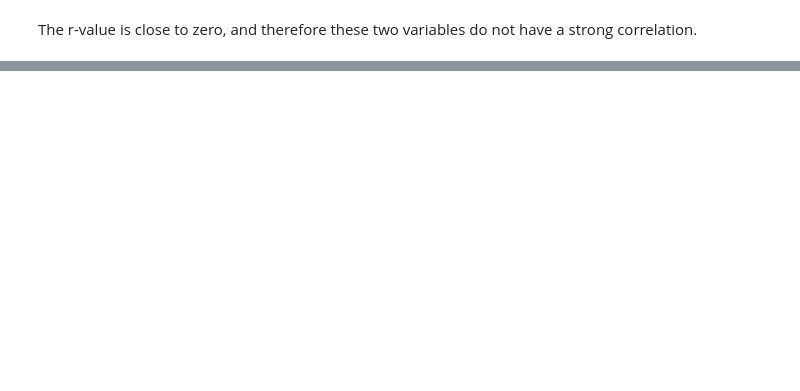
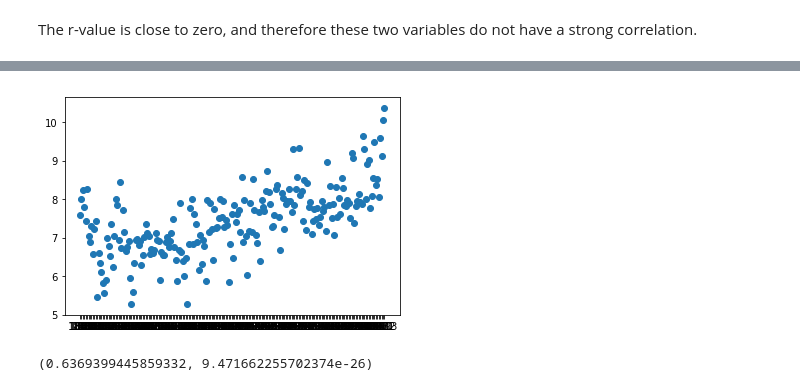
Before and after one commit to karahahn/Springboard_Capstone1, a Jupyter notebook: Exploratory Data Analysis (Statistical Inference).ipynb, the cells around one changed output, grey strips where cells are left out. Drawn from its saved outputs; the diff is of its cells as text; code cells hidden in the pictures; blank space fills up the shorter version.

```diff
--- a/Exploratory Data Analysis (Statistical Inference).ipynb
+++ b/Exploratory Data Analysis (Statistical Inference).ipynb
@@ -701,0 +725,16 @@ See the caveats in the documentation: http://pandas.pydata.org/pandas-docs/stabl
+# %%
+# correlation between year and the mean temperature in that year
+temp_yearly_mean = temp_county_region.copy()
+grouped_temp_mean = temp_yearly_mean.groupby(['region','state','county','year']).agg('mean')[['AverageTemperature']].reset_index()
+grouped_temp_mean = grouped_temp_mean[grouped_temp_mean['year']>='1800']
+grouped_temp_mean = grouped_temp_mean[grouped_temp_mean['region']=='new england region']
+plt.scatter(grouped_temp_mean['year'],grouped_temp_mean['AverageTemperature'])
+plt.show()
+# %% [output]
+[figure, added]
+# %%
+# pearson r, first output
+grouped_temp_mean['year'] = grouped_temp_mean.year.astype(float)
+stats.pearsonr(grouped_temp_mean['year'], grouped_temp_mean['AverageTemperature'])
+# %% [output]
+(0.6369399445859332, 9.471662255702374e-26)
```
Also changed, not shown: parts of 10 cells of this notebook.
